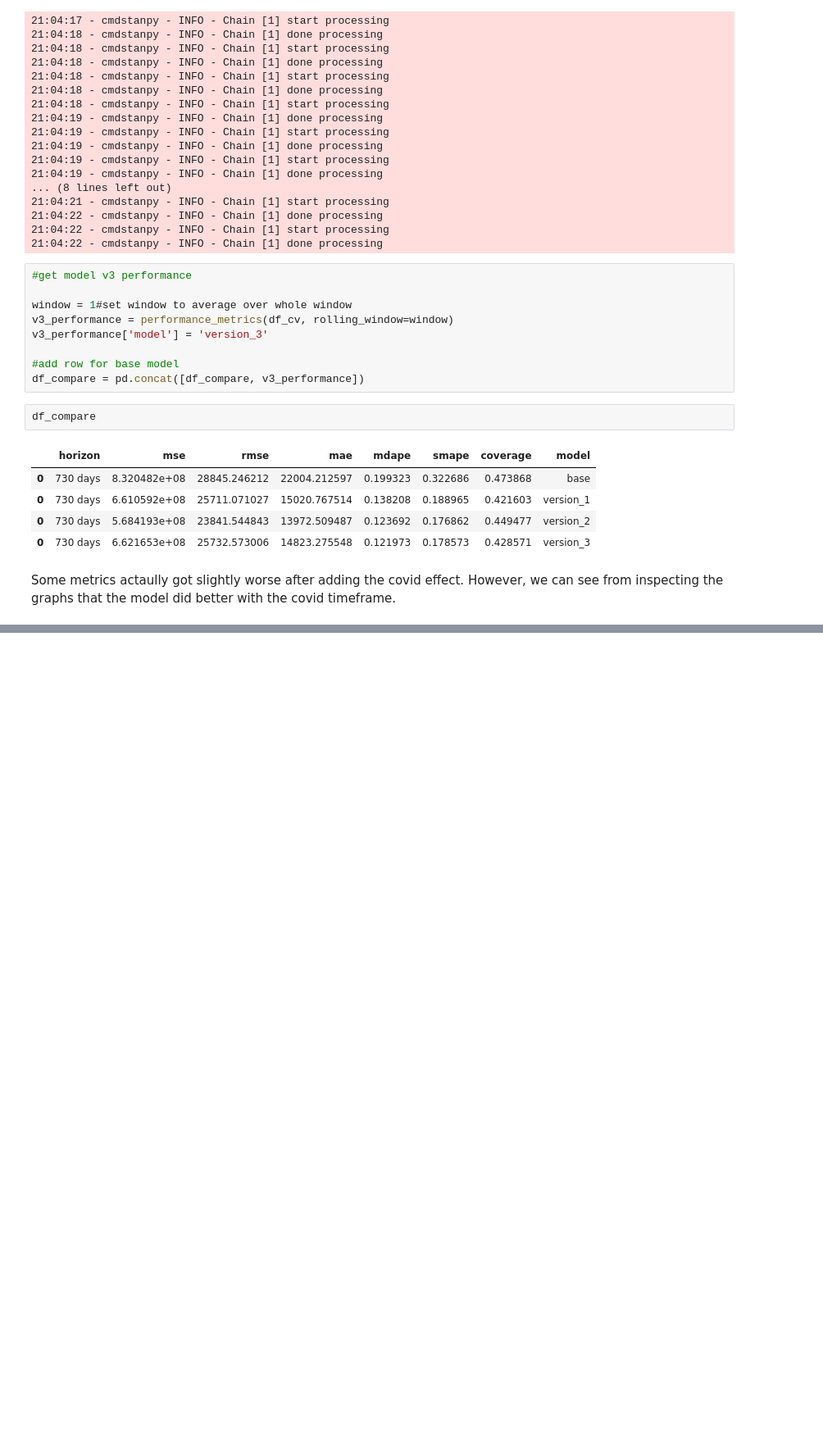
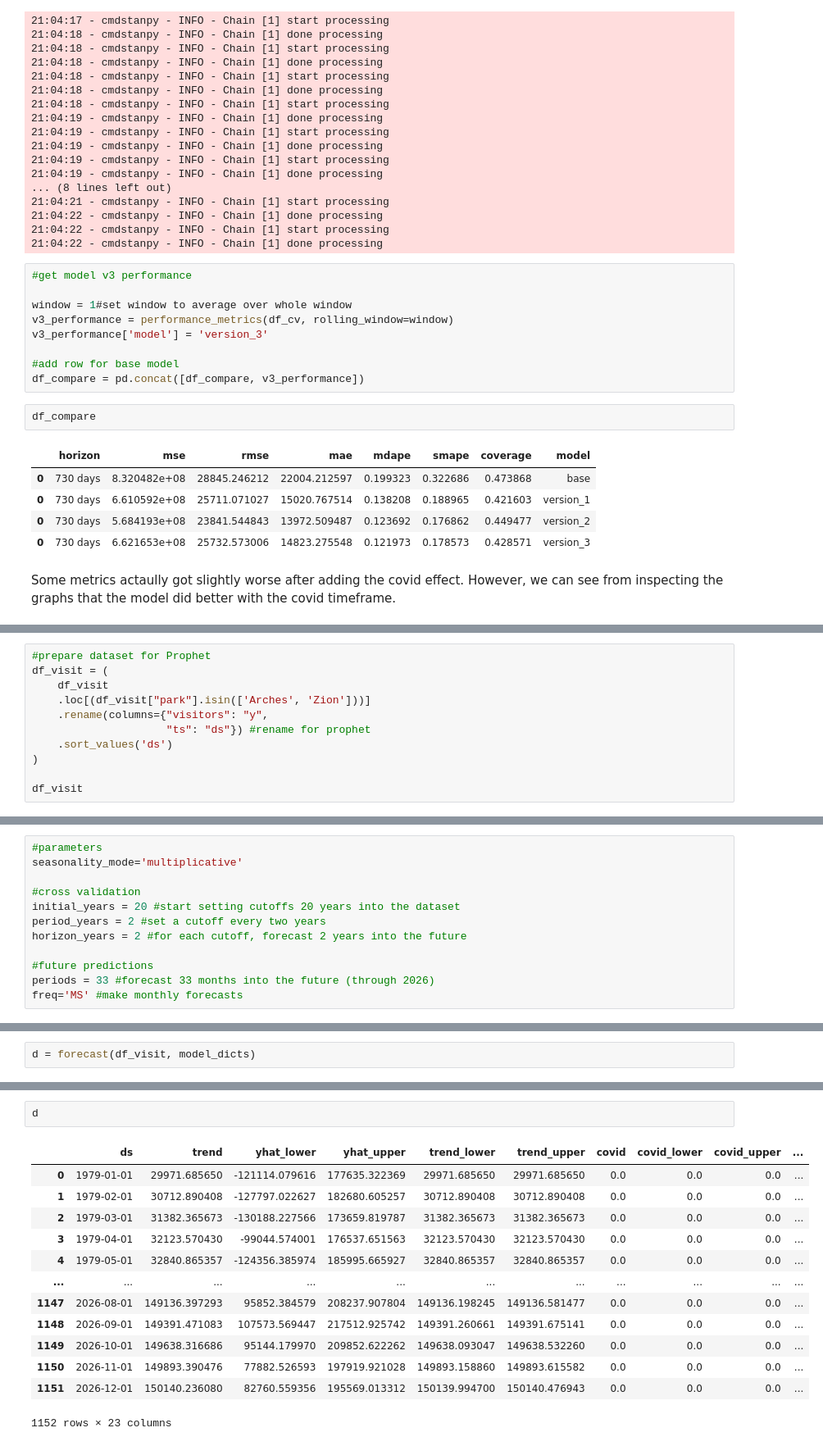
Before and after one commit to rgbuckley/utah_nps_visitation, a Jupyter notebook: Prophet.ipynb, the cells around one changed output, grey strips where cells are left out. Shown at 82% size. Drawn from its saved outputs; the diff is of its cells as text; blank space fills up the shorter version.

Commit message:
first draft multi series

```diff
--- a/Prophet.ipynb
+++ b/Prophet.ipynb
@@ -926,0 +940,11 @@ Some metrics actaully got slightly worse after adding the covid effect. However,
+# %%
+#prepare dataset for Prophet
+df_visit = (
+    df_visit
+    .loc[(df_visit["park"].isin(['Arches', 'Zion']))]
+    .rename(columns={"visitors": "y",
+                     "ts": "ds"}) #rename for prophet
+    .sort_values('ds')
+)
+
+df_visit
@@ -926,0 +967,12 @@ Some metrics actaully got slightly worse after adding the covid effect. However,
+# %%
+#parameters
+seasonality_mode='multiplicative'
+
+#cross validation
+initial_years = 20 #start setting cutoffs 20 years into the dataset
+period_years = 2 #set a cutoff every two years
+horizon_years = 2 #for each cutoff, forecast 2 years into the future
+
+#future predictions
+periods = 33 #forecast 33 months into the future (through 2026)
+freq='MS' #make monthly forecasts
@@ -926,0 +1113,2 @@ Some metrics actaully got slightly worse after adding the covid effect. However,
+# %%
+d = forecast(df_visit, model_dicts)
@@ -926,0 +1133,16 @@ Some metrics actaully got slightly worse after adding the covid effect. However,
+# %%
+d
+# %% [output]
+|  | ds | trend | yhat_lower | yhat_upper | trend_lower | trend_upper | covid | covid_lower | covid_upper | ... |
+| 0 | 1979-01-01 | 29971.685650 | -121114.079616 | 177635.322369 | 29971.685650 | 29971.685650 | 0.0 | 0.0 | 0.0 | ... |
+| 1 | 1979-02-01 | 30712.890408 | -127797.022627 | 182680.605257 | 30712.890408 | 30712.890408 | 0.0 | 0.0 | 0.0 | ... |
+| 2 | 1979-03-01 | 31382.365673 | -130188.227566 | 173659.819787 | 31382.365673 | 31382.365673 | 0.0 | 0.0 | 0.0 | ... |
+| 3 | 1979-04-01 | 32123.570430 | -99044.574001 | 176537.651563 | 32123.570430 | 32123.570430 | 0.0 | 0.0 | 0.0 | ... |
+| 4 | 1979-05-01 | 32840.865357 | -124356.385974 | 185995.665927 | 32840.865357 | 32840.865357 | 0.0 | 0.0 | 0.0 | ... |
+| ... | ... | ... | ... | ... | ... | ... | ... | ... | ... | ... |
+| 1147 | 2026-08-01 | 149136.397293 | 95852.384579 | 208237.907804 | 149136.198245 | 149136.581477 | 0.0 | 0.0 | 0.0 | ... |
+| 1148 | 2026-09-01 | 149391.471083 | 107573.569447 | 217512.925742 | 149391.260661 | 149391.675141 | 0.0 | 0.0 | 0.0 | ... |
+| 1149 | 2026-10-01 | 149638.316686 | 95144.179970 | 209852.622262 | 149638.093047 | 149638.532260 | 0.0 | 0.0 | 0.0 | ... |
+| 1150 | 2026-11-01 | 149893.390476 | 77882.526593 | 197919.921028 | 149893.158860 | 149893.615582 | 0.0 | 0.0 | 0.0 | ... |
+| 1151 | 2026-12-01 | 150140.236080 | 82760.559356 | 195569.013312 | 150139.994700 | 150140.476943 | 0.0 | 0.0 | 0.0 | ... |
+1152 rows × 23 columns
```
Also changed, not shown: parts of 17 cells of this notebook.
